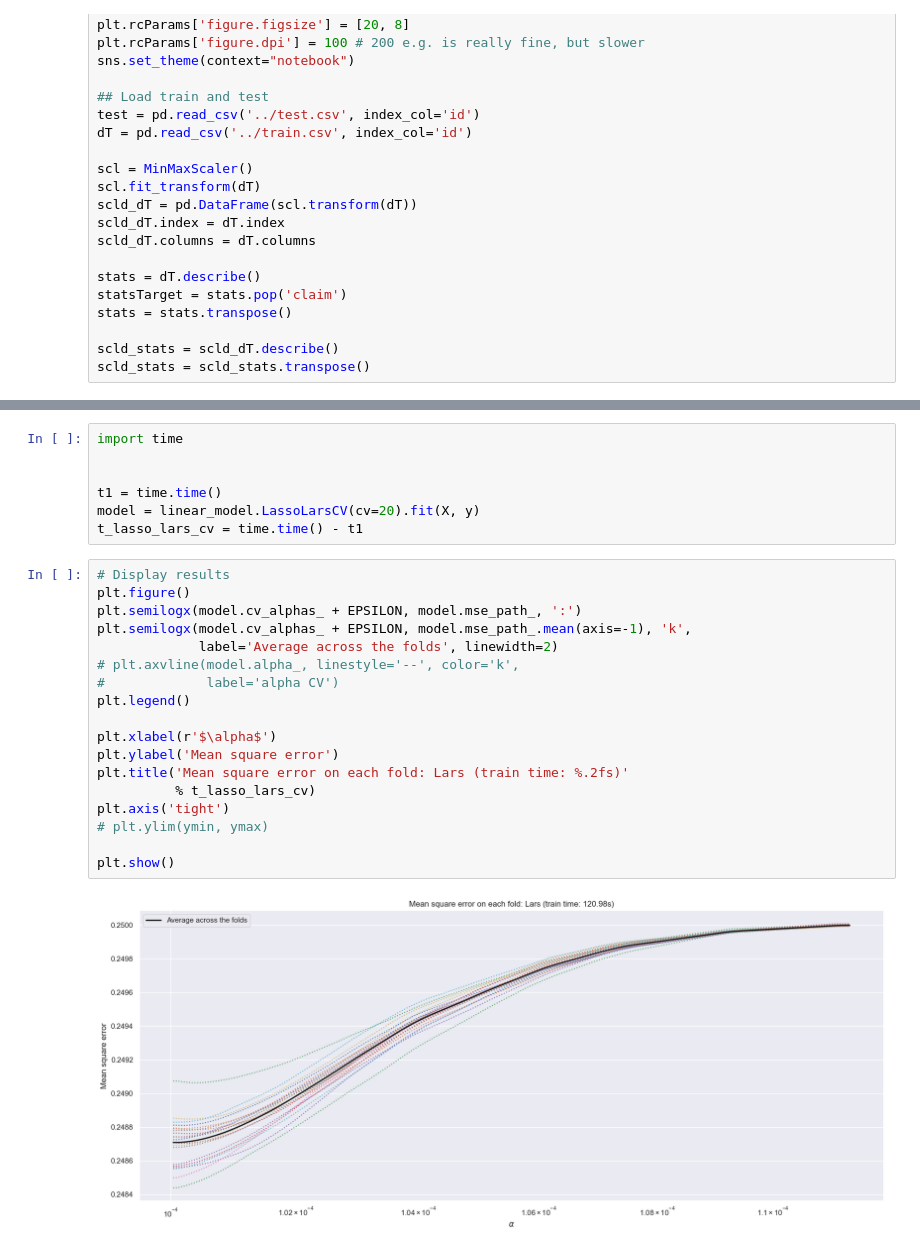
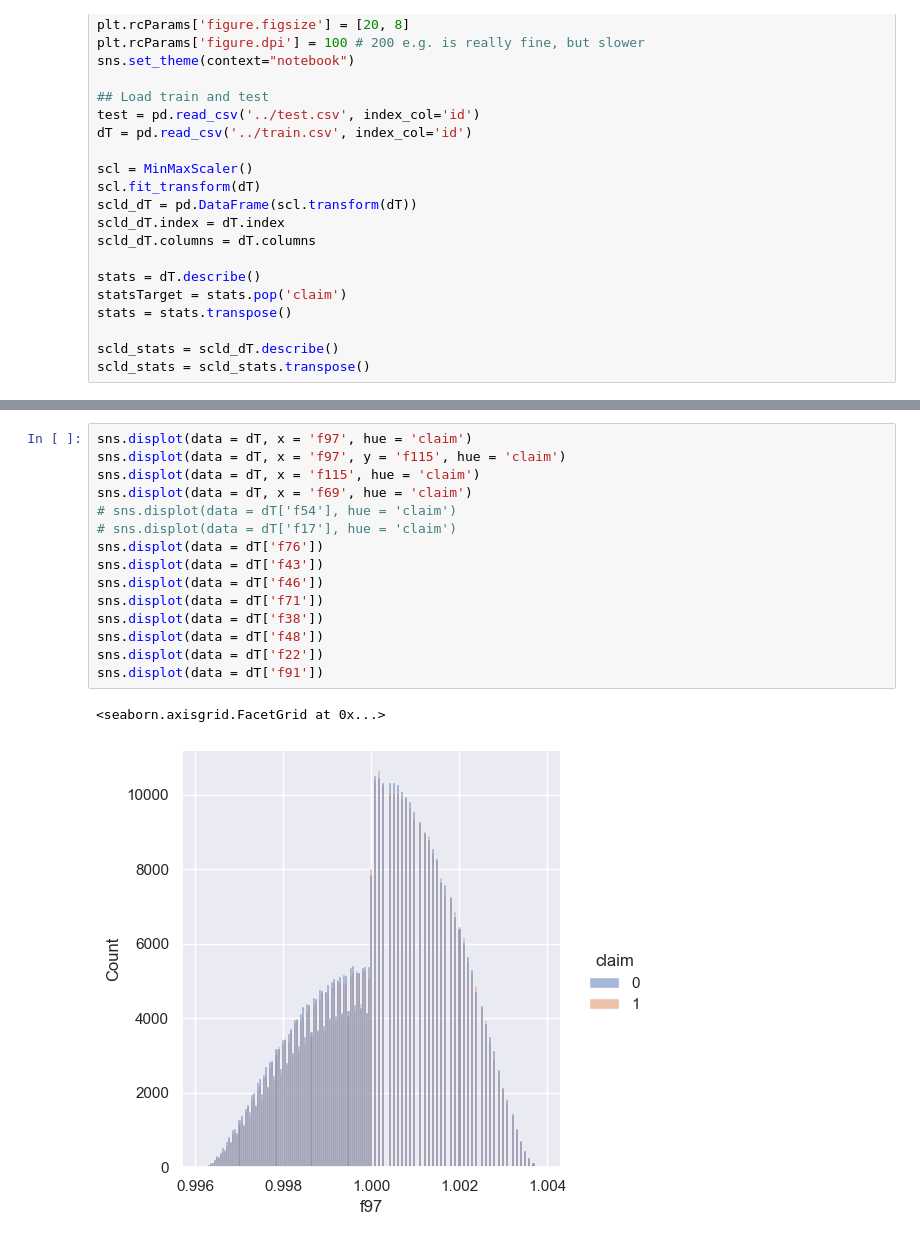
Before and after one commit to Alexandre-Caldeira/tps_09_21, a Jupyter notebook: only_stats.ipynb, the cells around one changed output, grey strips where cells are left out. Cells and saved outputs as stored; diff of their text form.

```diff
--- a/only_stats.ipynb
+++ b/only_stats.ipynb
@@ -144,27 +127,18 @@ plot_ic_criterion(model_aic, 'AIC', 'b')
-# %%
-import time
-
-
-t1 = time.time()
-model = linear_model.LassoLarsCV(cv=20).fit(X, y)
-t_lasso_lars_cv = time.time() - t1
-# %%
-# Display results
-plt.figure()
-plt.semilogx(model.cv_alphas_ + EPSILON, model.mse_path_, ':')
-plt.semilogx(model.cv_alphas_ + EPSILON, model.mse_path_.mean(axis=-1), 'k',
-             label='Average across the folds', linewidth=2)
-# plt.axvline(model.alpha_, linestyle='--', color='k',
-#             label='alpha CV')
-plt.legend()
-
-plt.xlabel(r'$\alpha$')
-plt.ylabel('Mean square error')
-plt.title('Mean square error on each fold: Lars (train time: %.2fs)'
-          % t_lasso_lars_cv)
-plt.axis('tight')
-# plt.ylim(ymin, ymax)
-
-plt.show()
-# %% [output]
-[figure, removed]
+# %%
+sns.displot(data = dT, x = 'f97', hue = 'claim')
+sns.displot(data = dT, x = 'f97', y = 'f115', hue = 'claim')
+sns.displot(data = dT, x = 'f115', hue = 'claim')
+sns.displot(data = dT, x = 'f69', hue = 'claim')
+# sns.displot(data = dT['f54'], hue = 'claim')
+# sns.displot(data = dT['f17'], hue = 'claim')
+sns.displot(data = dT['f76'])
+sns.displot(data = dT['f43'])
+sns.displot(data = dT['f46'])
+sns.displot(data = dT['f71'])
+sns.displot(data = dT['f38'])
+sns.displot(data = dT['f48'])
+sns.displot(data = dT['f22'])
+sns.displot(data = dT['f91'])
+# %% [output]
+<seaborn.axisgrid.FacetGrid at 0x...>
+[figure, added]
```
Also changed, not shown: parts of 17 cells of this notebook.
